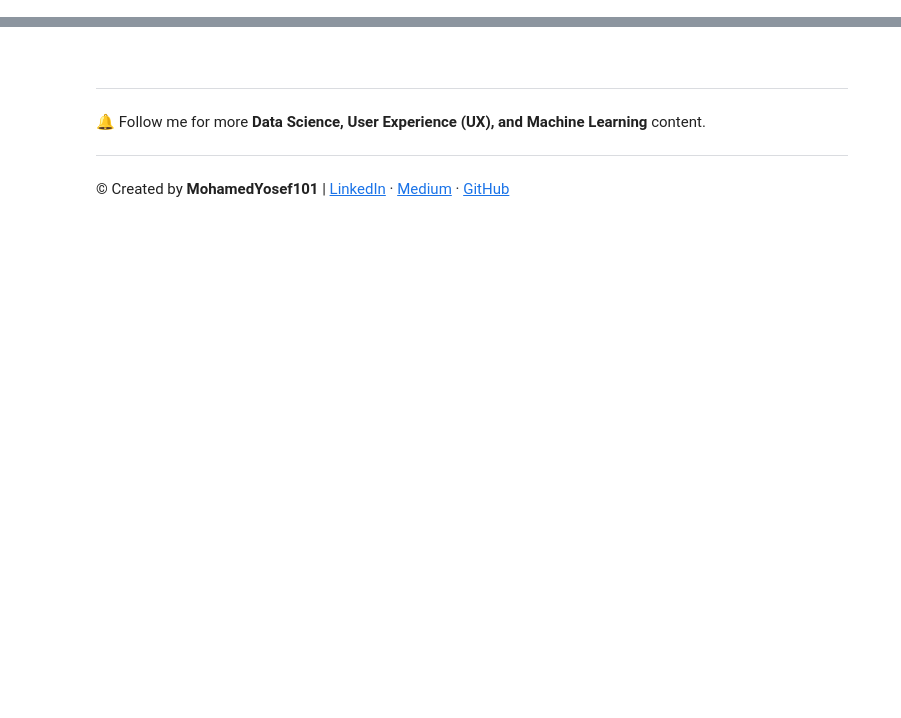
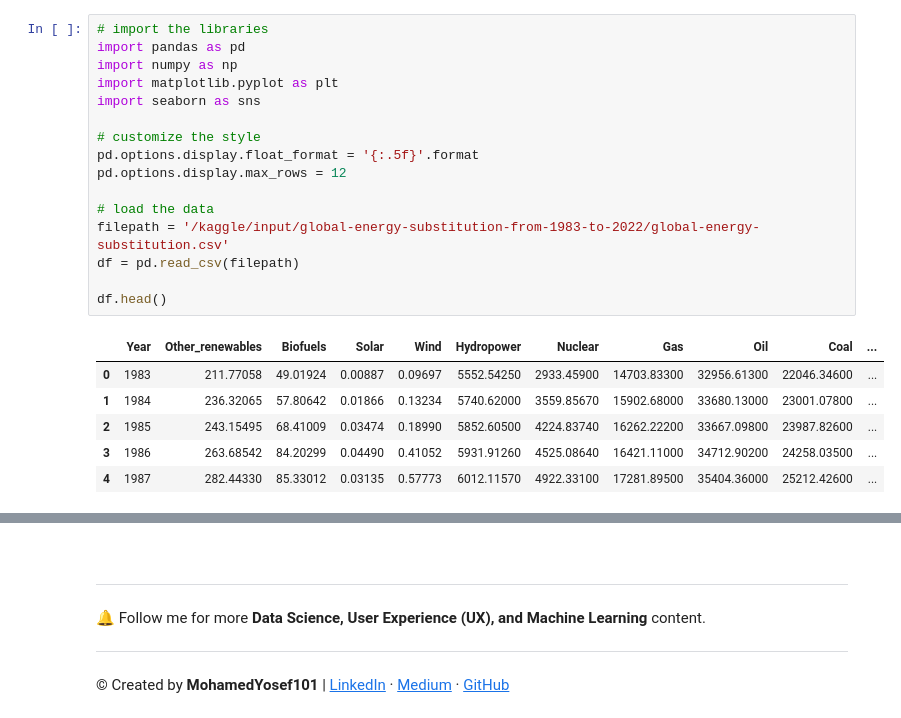
Before and after one commit to mohamedyosef101/energy-time-series-forecasting, a Jupyter notebook: main.ipynb, the cells around one changed output, grey strips where cells are left out. Saved outputs shown, nothing was run; the diff lists cells and outputs as text; blank space fills up the shorter version.

```diff
--- a/main.ipynb
+++ b/main.ipynb
@@ -202,0 +18,23 @@ RMSE Score on Test set: 3721.75
+# %%
+# import the libraries
+import pandas as pd
+import numpy as np
+import matplotlib.pyplot as plt
+import seaborn as sns
+
+# customize the style
+pd.options.display.float_format = '{:.5f}'.format
+pd.options.display.max_rows = 12
+
+# load the data
+filepath = '/kaggle/input/global-energy-substitution-from-1983-to-2022/global-energy-substitution.csv'
+df = pd.read_csv(filepath)
+
+df.head()
+# %% [output]
+|  | Year | Other_renewables | Biofuels | Solar | Wind | Hydropower | Nuclear | Gas | Oil | Coal | ... |
+| 0 | 1983 | 211.77058 | 49.01924 | 0.00887 | 0.09697 | 5552.54250 | 2933.45900 | 14703.83300 | 32956.61300 | 22046.34600 | ... |
+| 1 | 1984 | 236.32065 | 57.80642 | 0.01866 | 0.13234 | 5740.62000 | 3559.85670 | 15902.68000 | 33680.13000 | 23001.07800 | ... |
+| 2 | 1985 | 243.15495 | 68.41009 | 0.03474 | 0.18990 | 5852.60500 | 4224.83740 | 16262.22200 | 33667.09800 | 23987.82600 | ... |
+| 3 | 1986 | 263.68542 | 84.20299 | 0.04490 | 0.41052 | 5931.91260 | 4525.08640 | 16421.11000 | 34712.90200 | 24258.03500 | ... |
+| 4 | 1987 | 282.44330 | 85.33012 | 0.03135 | 0.57773 | 6012.11570 | 4922.33100 | 17281.89500 | 35404.36000 | 25212.42600 | ... |
```
Also changed, not shown: parts of 42 cells of this notebook.
